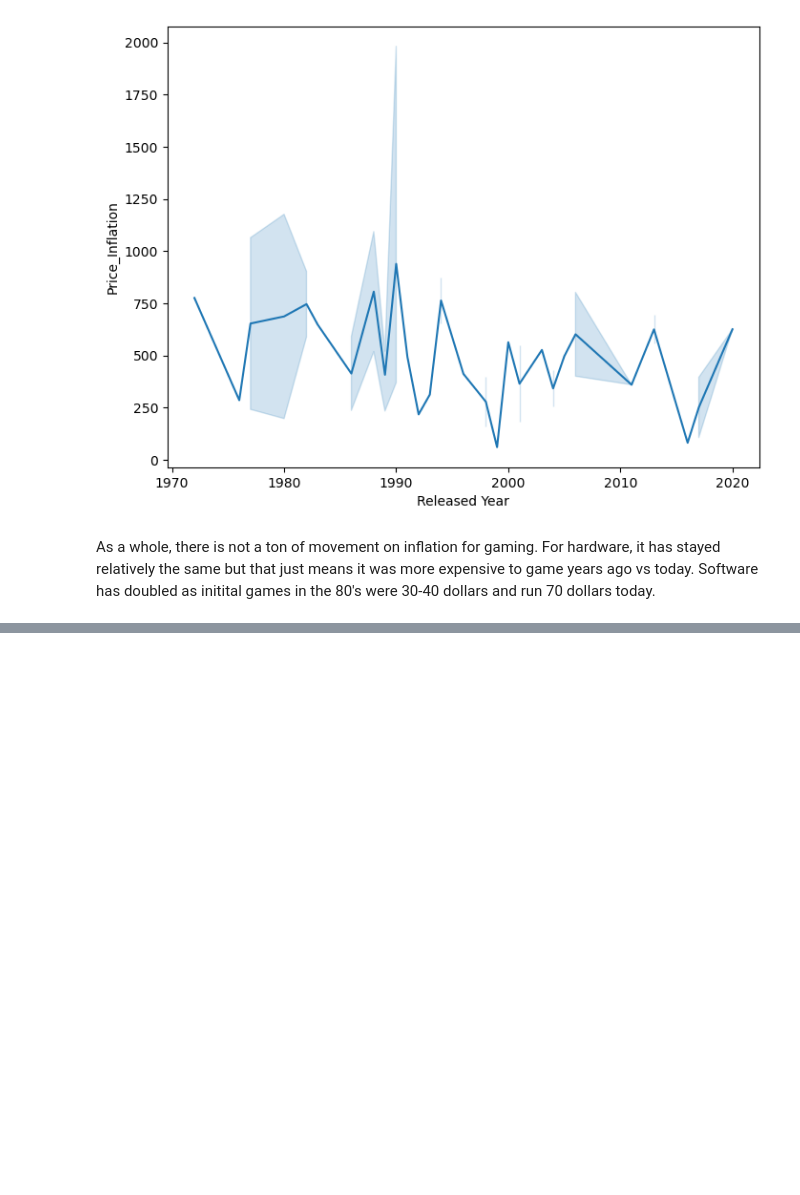
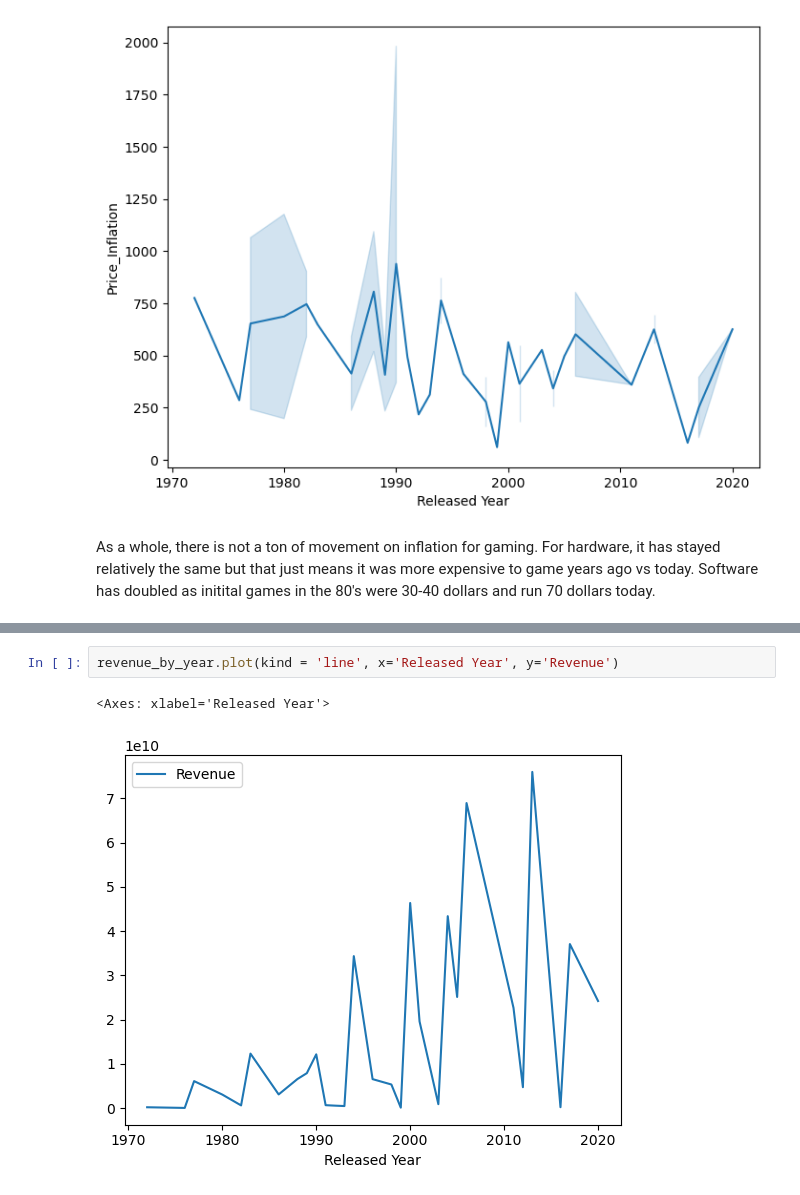
Before and after one commit to JCDevWiz/costsofgaming-capstone, a Jupyter notebook: Notebooks/Consoles.ipynb, the cells around one changed output, grey strips where cells are left out. Saved outputs shown, nothing was run; the diff lists cells and outputs as text; blank space fills up the shorter version.

```diff
--- a/Notebooks/Consoles.ipynb
+++ b/Notebooks/Consoles.ipynb
@@ -194,0 +207,5 @@ As a whole, there is not a ton of movement on inflation for gaming. For hardware
+# %%
+revenue_by_year.plot(kind = 'line', x='Released Year', y='Revenue')
+# %% [output]
+<Axes: xlabel='Released Year'>
+[figure, added]
```
Also changed, not shown: parts of 11 cells of this notebook, 8 other files.
